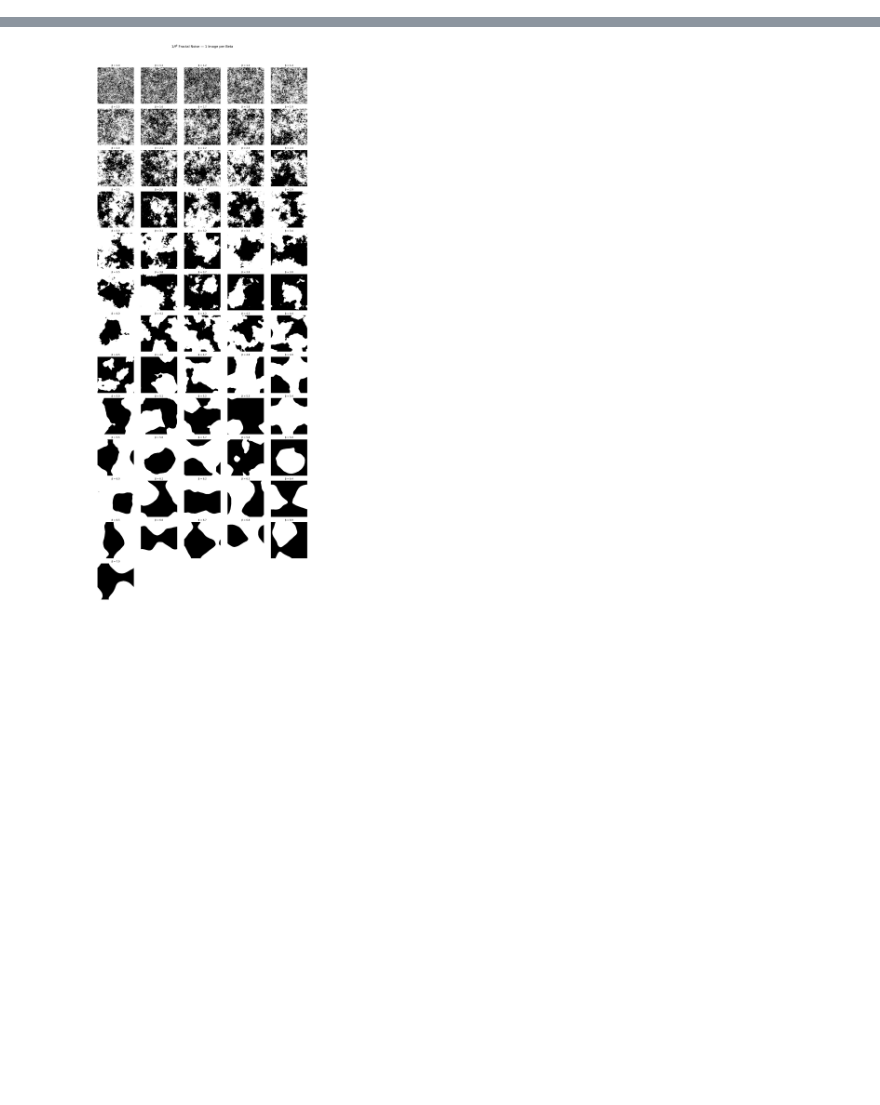
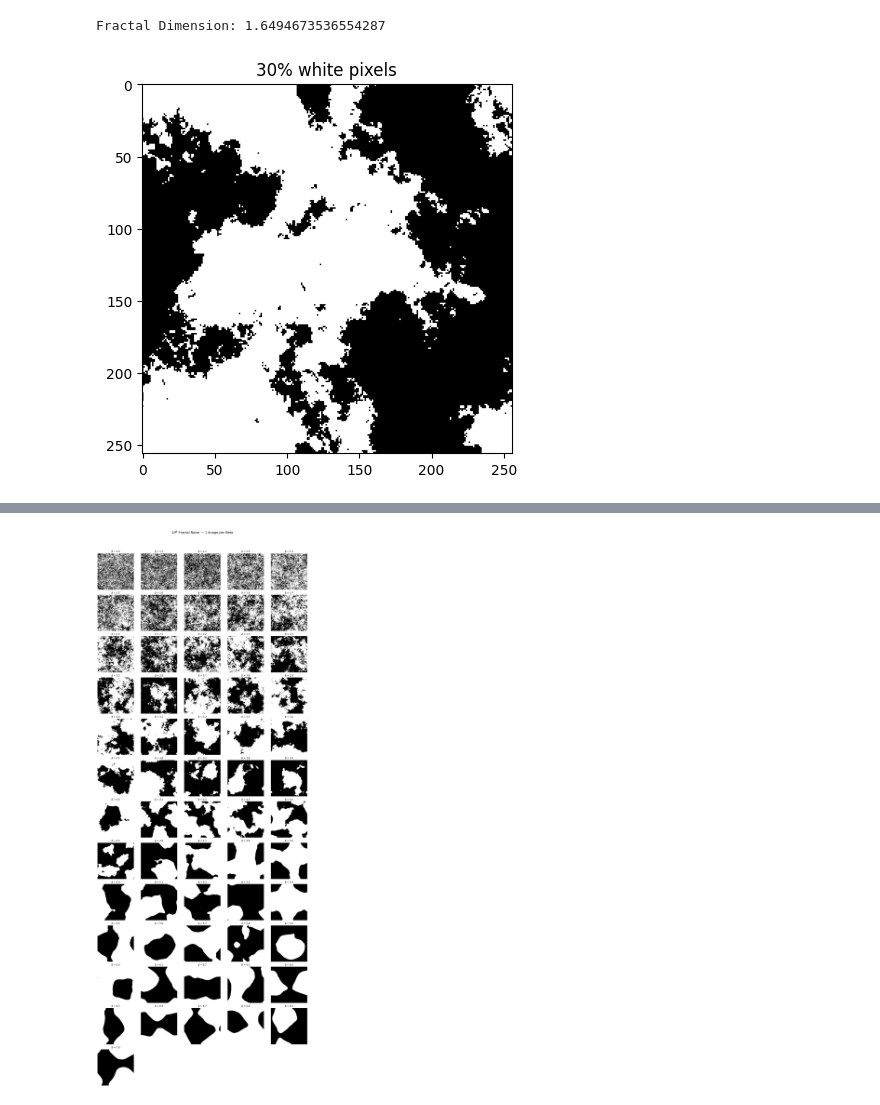
Before and after one commit to AntoineBellemare/fractal_visuals, a Jupyter notebook: legacy/notebooks/fractality.ipynb, the cells around one changed output, grey strips where cells are left out. Cells and saved outputs as stored; diff of their text form; code cells hidden in the pictures; blank space fills up the shorter version.

```diff
--- a/legacy/notebooks/fractality.ipynb
+++ b/legacy/notebooks/fractality.ipynb
@@ -74,6 +74,22 @@ def fractal_noise_2d(shape=(256, 256), beta=1, seed=None, normalize=True):
         img = (img - img.min()) / (img.max() - img.min())
     return img
 
+def fractal_noise_2d_binary(shape=(256, 256), beta=1, seed=None, white_ratio=0.5):
+    """
+    Generate a binary fractal noise image with controlled black/white ratio.
+
+    Parameters:
+        white_ratio: float in [0,1], desired proportion of white pixels
+    """
+    img = fractal_noise_2d(shape=shape, beta=beta, seed=seed, normalize=True)
+
+    # Determine threshold based on desired ratio
+    threshold = np.quantile(img, 1 - white_ratio)
+    binary_img = (img > threshold).astype(float)
+
+    return binary_img
+
+
 def plasma_fractal(size=256, roughness=0.7, seed=None):
     np.random.seed(seed)
     def diamond_square(grid, step, scale):
@@ -99,3 +115,15 @@ def plasma_fractal(size=256, roughness=0.7, seed=None):
         step //= 2
         scale *= roughness
     return (grid - grid.min()) / (grid.max() - grid.min())
+# %%
+import matplotlib.pyplot as plt
+
+img = fractal_noise_2d_binary((256, 256), beta=3, white_ratio=0.5)
+fd = fractal_dimension(img)
+print(f"Fractal Dimension: {fd}")
+plt.imshow(img, cmap='gray')
+plt.title('30% white pixels')
+plt.show()
+# %% [output]
+Fractal Dimension: 1.6494673536554287
+[figure, added]
```
Also changed, not shown: parts of 4 cells of this notebook.
